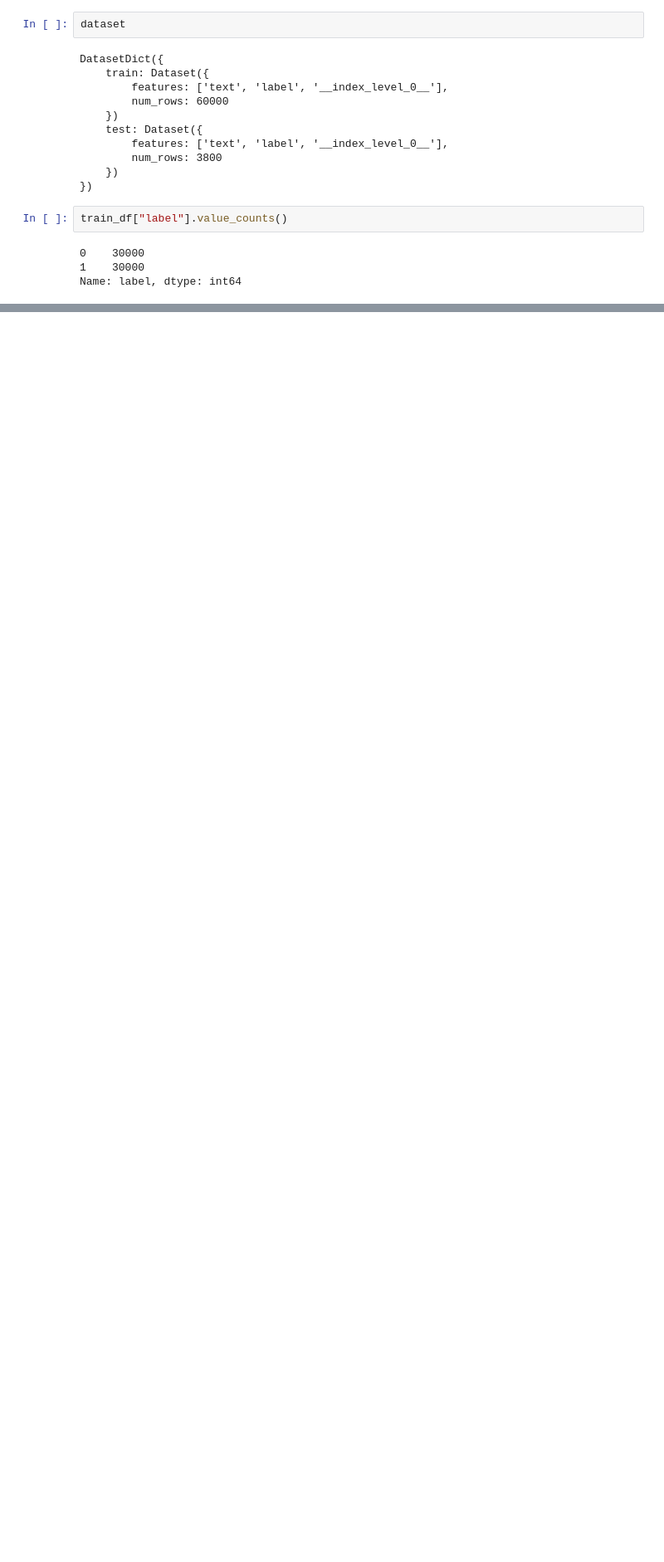
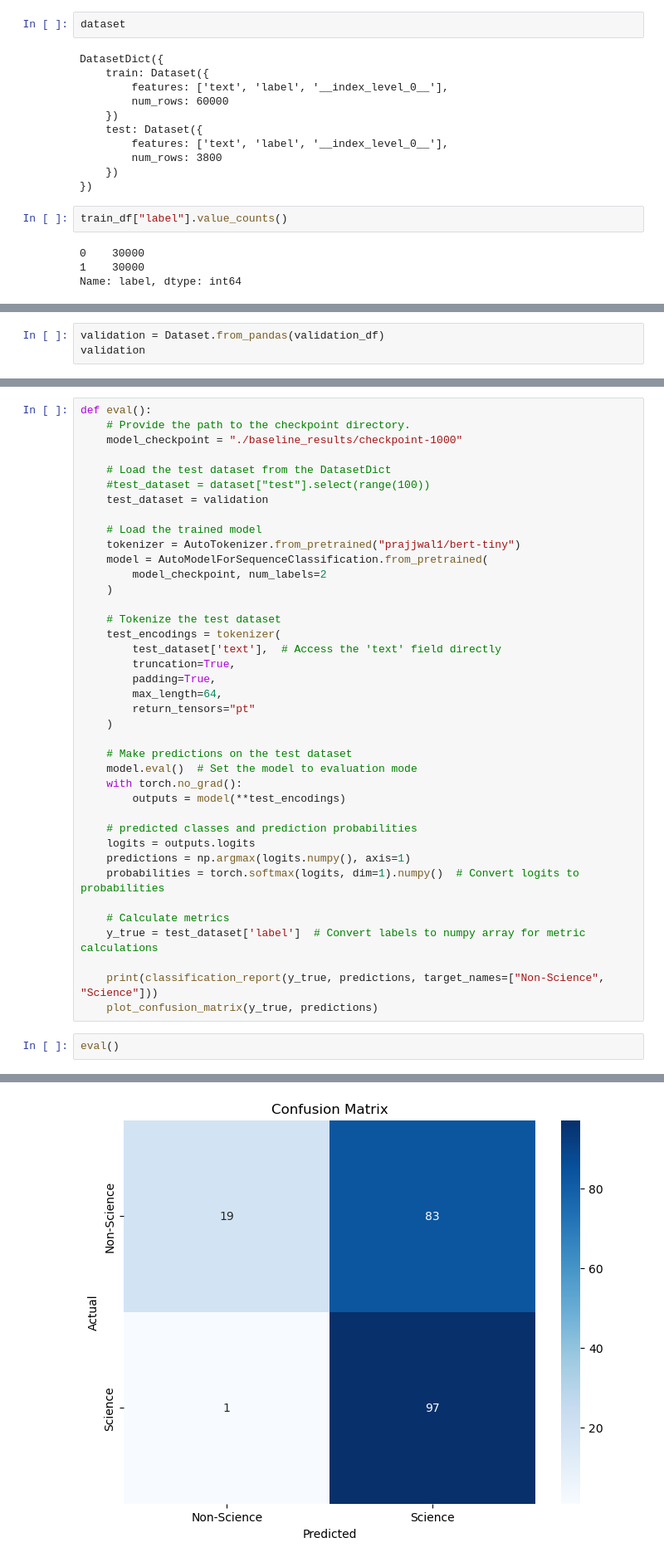
Before and after one commit to kamelnebhi/llm_fine_tuning, a Jupyter notebook: task/task_Science.ipynb, the cells around one changed output, grey strips where cells are left out. Shown at 83% size. Saved outputs shown, nothing was run; the diff lists cells and outputs as text; blank space fills up the shorter version.

```diff
--- a/task/task_Science.ipynb
+++ b/task/task_Science.ipynb
@@ -346,0 +379,3 @@ True Label: 0, Predicted Label: 1
+# %%
+validation = Dataset.from_pandas(validation_df)
+validation
@@ -346,0 +387,42 @@ True Label: 0, Predicted Label: 1
+# %%
+def eval():
+    # Provide the path to the checkpoint directory.
+    model_checkpoint = "./baseline_results/checkpoint-1000"
+
+    # Load the test dataset from the DatasetDict
+    #test_dataset = dataset["test"].select(range(100))
+    test_dataset = validation
+
+    # Load the trained model
+    tokenizer = AutoTokenizer.from_pretrained("prajjwal1/bert-tiny")
+    model = AutoModelForSequenceClassification.from_pretrained(
+        model_checkpoint, num_labels=2
+    )
+
+    # Tokenize the test dataset
+    test_encodings = tokenizer(
+        test_dataset['text'],  # Access the 'text' field directly
+        truncation=True,
+        padding=True,
+        max_length=64,
+        return_tensors="pt"
+    )
+
+    # Make predictions on the test dataset
+    model.eval()  # Set the model to evaluation mode
+    with torch.no_grad():
+        outputs = model(**test_encodings)
+
+    # predicted classes and prediction probabilities
+    logits = outputs.logits
+    predictions = np.argmax(logits.numpy(), axis=1)
+    probabilities = torch.softmax(logits, dim=1).numpy()  # Convert logits to probabilities
+
+    # Calculate metrics
+    y_true = test_dataset['label']  # Convert labels to numpy array for metric calculations
+
+    print(classification_report(y_true, predictions, target_names=["Non-Science", "Science"]))
+    plot_confusion_matrix(y_true, predictions)
+# %%
+eval()
+# %% [output]
@@ -346,0 +437 @@ True Label: 0, Predicted Label: 1
+[figure, added]
```
Also changed, not shown: parts of 19 cells of this notebook, 10 other files.
